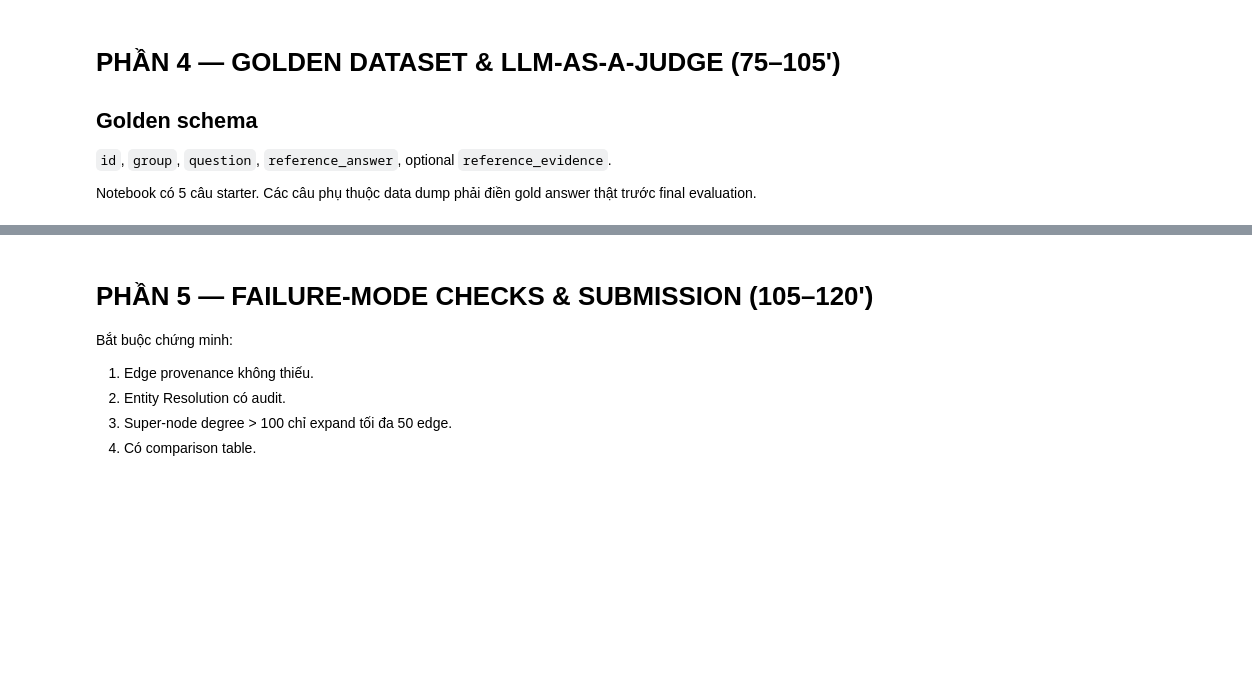
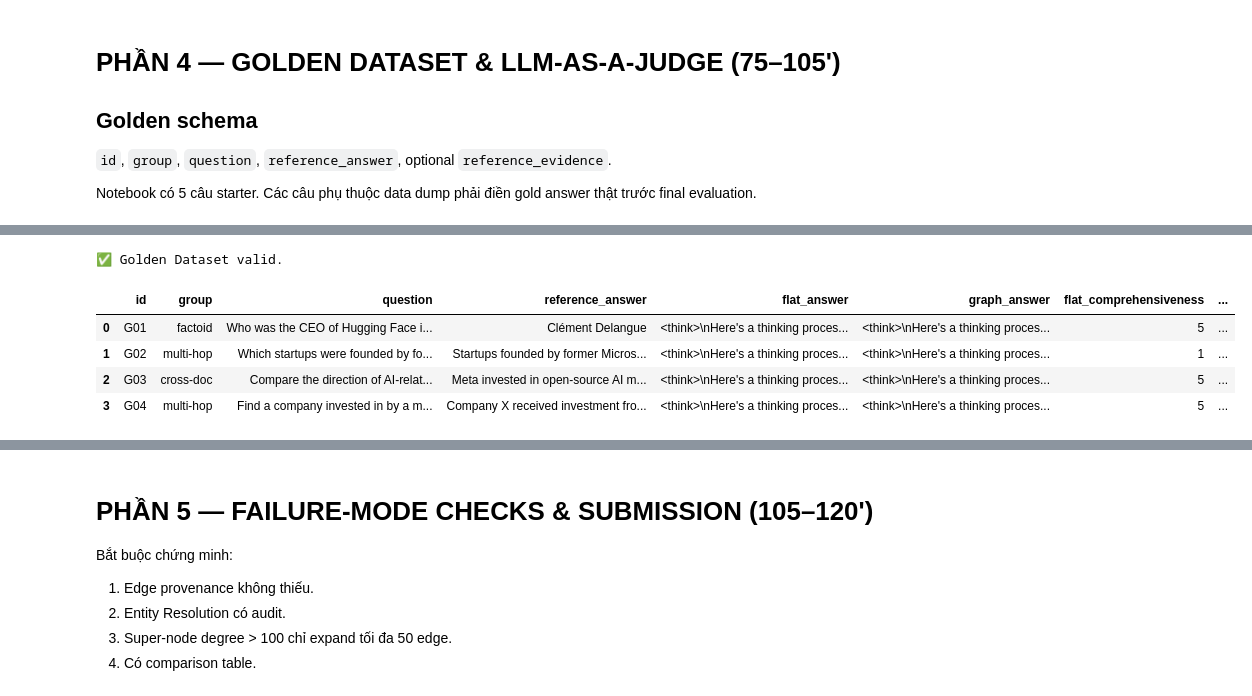
Before and after one commit to ngnkhanhly7/K3-DAY19-2A202601403-NguyenThiKhanhLy, a Jupyter notebook: Day19_GraphRAG_vs_FlatRAG_Production_Lab_Guide.ipynb, the cells around one changed output, grey strips where cells are left out. Saved outputs shown, nothing was run; the diff lists cells and outputs as text; code cells hidden in the pictures; blank space fills up the shorter version.

```diff
--- a/Day19_GraphRAG_vs_FlatRAG_Production_Lab_Guide.ipynb
+++ b/Day19_GraphRAG_vs_FlatRAG_Production_Lab_Guide.ipynb
@@ -1289,35 +1336,42 @@ def run_evaluation(golden_df):
         flat = answer_flat_rag(q.question)
         graph = answer_graph_rag(q.question)
 
         jf = judge_answer(q.question, q.reference_answer, flat["answer"], flat["context"])
         jg = judge_answer(q.question, q.reference_answer, graph["answer"], graph["context"])
 
         rows.append({
             "id":q.id, "group":q.group, "question":q.question,
             "reference_answer":q.reference_answer,
             "flat_answer":flat["answer"], "graph_answer":graph["answer"],
             "flat_comprehensiveness":jf["comprehensiveness"],
             "graph_comprehensiveness":jg["comprehensiveness"],
             "flat_faithfulness":jf["faithfulness"],
             "graph_faithfulness":jg["faithfulness"],
             "flat_multi_hop_reasoning":jf["multi_hop_reasoning"],
             "graph_multi_hop_reasoning":jg["multi_hop_reasoning"],
             "flat_latency_s":flat["latency_s"],
             "graph_latency_s":graph["latency_s"],
             "flat_total_tokens":flat.get("total_tokens"),
             "graph_total_tokens":graph.get("total_tokens"),
             "flat_judge_rationale":jf["rationale"],
             "graph_judge_rationale":jg["rationale"],
             "graph_supernode_events":len(
                 graph["graph_debug"]["diagnostics"].get("supernode_events",[])
             )
         })
         pd.DataFrame(rows).to_csv(CHECKPOINT, index=False)
     return pd.DataFrame(rows)
 
-# validate_golden(golden_df, require_answers=True)
+validate_golden(golden_df, require_answers=True)
 eval_results_df = run_evaluation(golden_df)
-# display(eval_results_df)
+display(eval_results_df)
+# %% [output]
+✅ Golden Dataset valid.
+|  | id | group | question | reference_answer | flat_answer | graph_answer | flat_comprehensiveness | ... |
+| 0 | G01 | factoid | Who was the CEO of Hugging Face i... | Clément Delangue | <think>\nHere's a thinking proces... | <think>\nHere's a thinking proces... | 5 | ... |
+| 1 | G02 | multi-hop | Which startups were founded by fo... | Startups founded by former Micros... | <think>\nHere's a thinking proces... | <think>\nHere's a thinking proces... | 1 | ... |
+| 2 | G03 | cross-doc | Compare the direction of AI-relat... | Meta invested in open-source AI m... | <think>\nHere's a thinking proces... | <think>\nHere's a thinking proces... | 5 | ... |
+| 3 | G04 | multi-hop | Find a company invested in by a m... | Company X received investment fro... | <think>\nHere's a thinking proces... | <think>\nHere's a thinking proces... | 5 | ... |
 # %%
 #@title 4.4 — Comparison table + export
 def comparison_table(eval_df):
```
Also changed, not shown: parts of 12 cells of this notebook, 13 other files.
